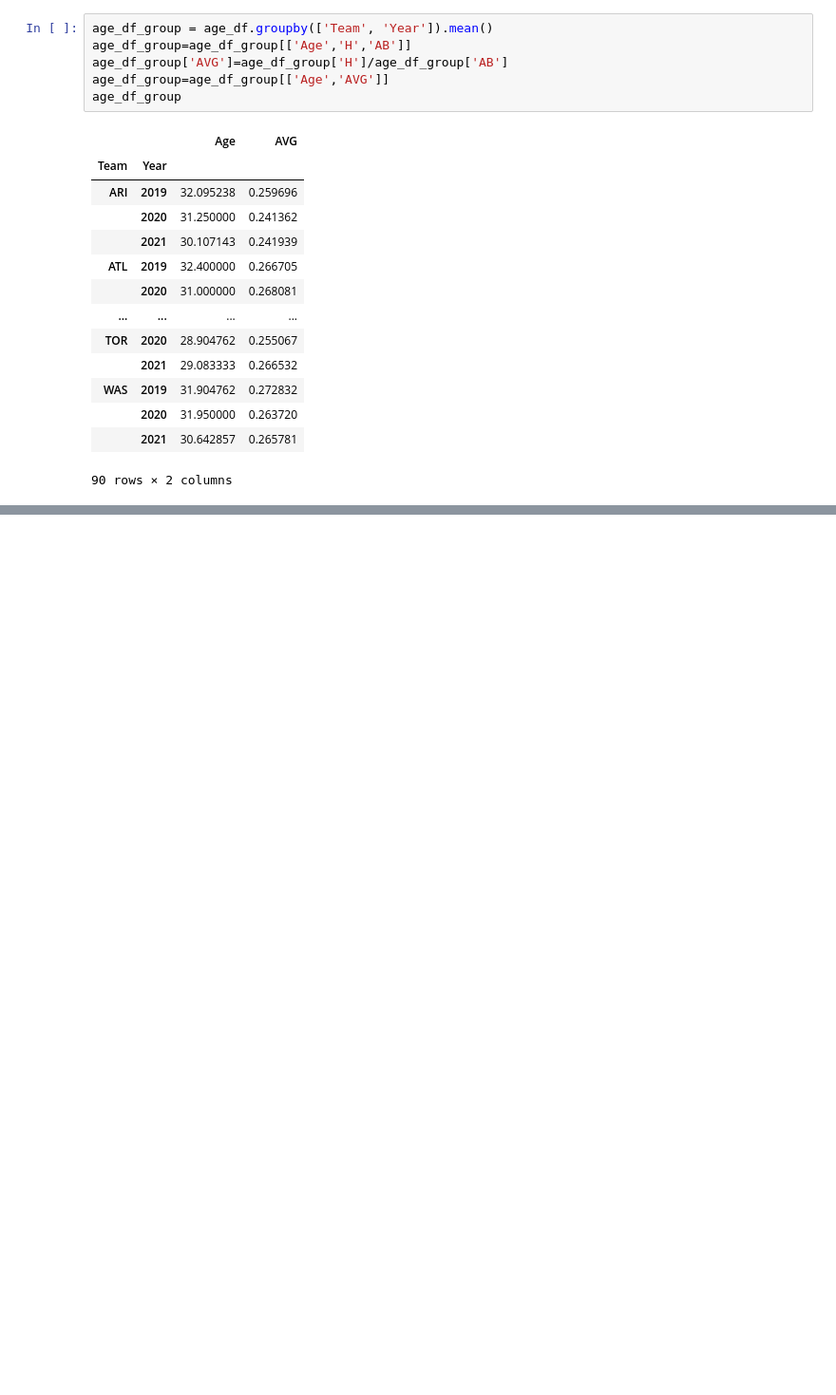
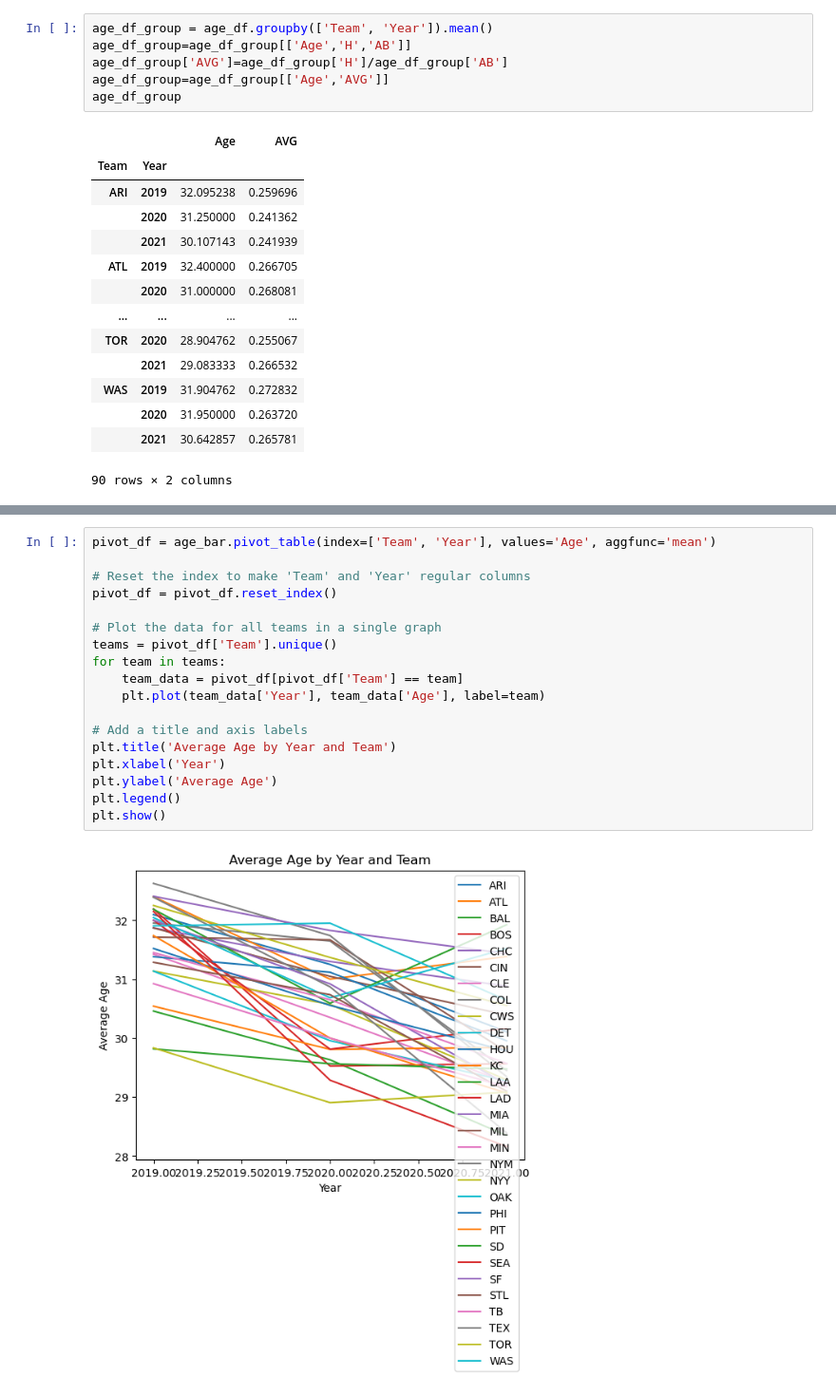
Before and after one commit to michaelgarv/Project_1, a Jupyter notebook: michael_analysis/michael_notebook.ipynb, the cells around one changed output, grey strips where cells are left out. Shown at 95% size. Saved outputs shown, nothing was run; the diff lists cells and outputs as text; blank space fills up the shorter version.

```diff
--- a/michael_analysis/michael_notebook.ipynb
+++ b/michael_analysis/michael_notebook.ipynb
@@ -256,0 +295,20 @@ Text(0, 0.5, 'AVG')
+# %%
+pivot_df = age_bar.pivot_table(index=['Team', 'Year'], values='Age', aggfunc='mean')
+
+# Reset the index to make 'Team' and 'Year' regular columns
+pivot_df = pivot_df.reset_index()
+
+# Plot the data for all teams in a single graph
+teams = pivot_df['Team'].unique()
+for team in teams:
+    team_data = pivot_df[pivot_df['Team'] == team]
+    plt.plot(team_data['Year'], team_data['Age'], label=team)
+
+# Add a title and axis labels
+plt.title('Average Age by Year and Team')
+plt.xlabel('Year')
+plt.ylabel('Average Age')
+plt.legend()
+plt.show()
+# %% [output]
+[figure, added]
```
Also changed, not shown: parts of 7 cells of this notebook, 2 other files.
